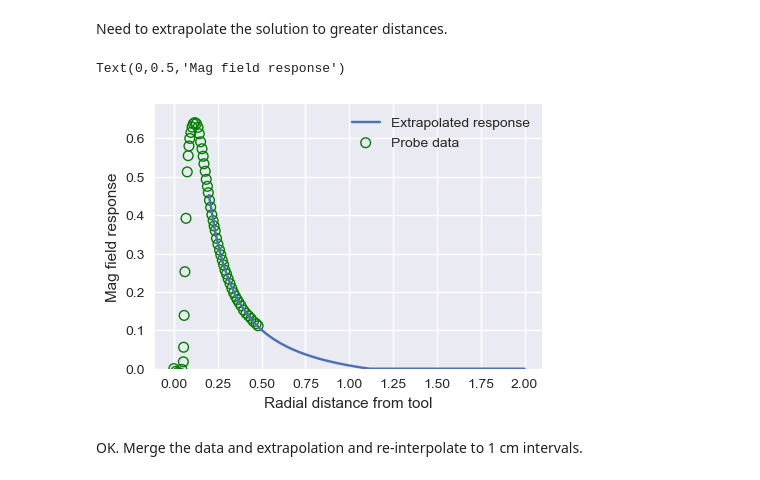
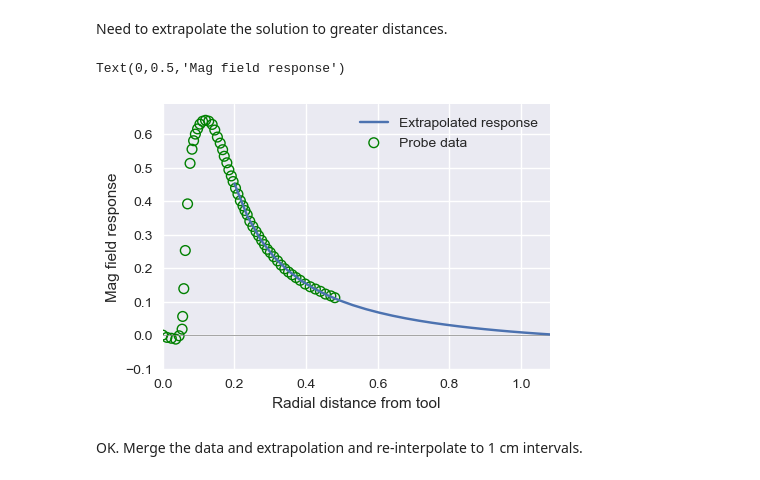
Before and after one commit to kinverarity1/downhole-induction-sensitivity, a Jupyter notebook: Induction probe radial response.ipynb, the cells around one changed output. Drawn from its saved outputs; the diff is of its cells as text; code cells hidden in the pictures.

```diff
--- a/Induction probe radial response.ipynb
+++ b/Induction probe radial response.ipynb
@@ -80,23 +85,25 @@ distances = np.linspace(start_fit, 2.0)
 responses = model_func(distances, *popt)
 responses[responses <= 0] = 0
 # %%
+plt.axhline(0, color="gray", lw=0.5)
 plt.scatter(
     df.radial_distance,
     df.mag_field_response,
     marker="o",
     facecolor="none",
     edgecolor="green",
     linewidth=1,
     label="Probe data",
 )
 plt.plot(distances, responses, label="Extrapolated response")
-plt.ylim(0, None)
+plt.ylim(-0.1, None)
+plt.xlim(0, max(distances[responses > 0]))
 plt.legend(loc="best")
 plt.xlabel("Radial distance from tool")
 plt.ylabel("Mag field response")
 # %% [output]
 Text(0,0.5,'Mag field response')
-[figure, old version]
+[figure, new version]
 # %% [markdown]
 OK. Merge the data and extrapolation and re-interpolate to 1 cm intervals.
 # %%
```
Also changed, not shown: parts of 2 cells of this notebook, 1 other file.
